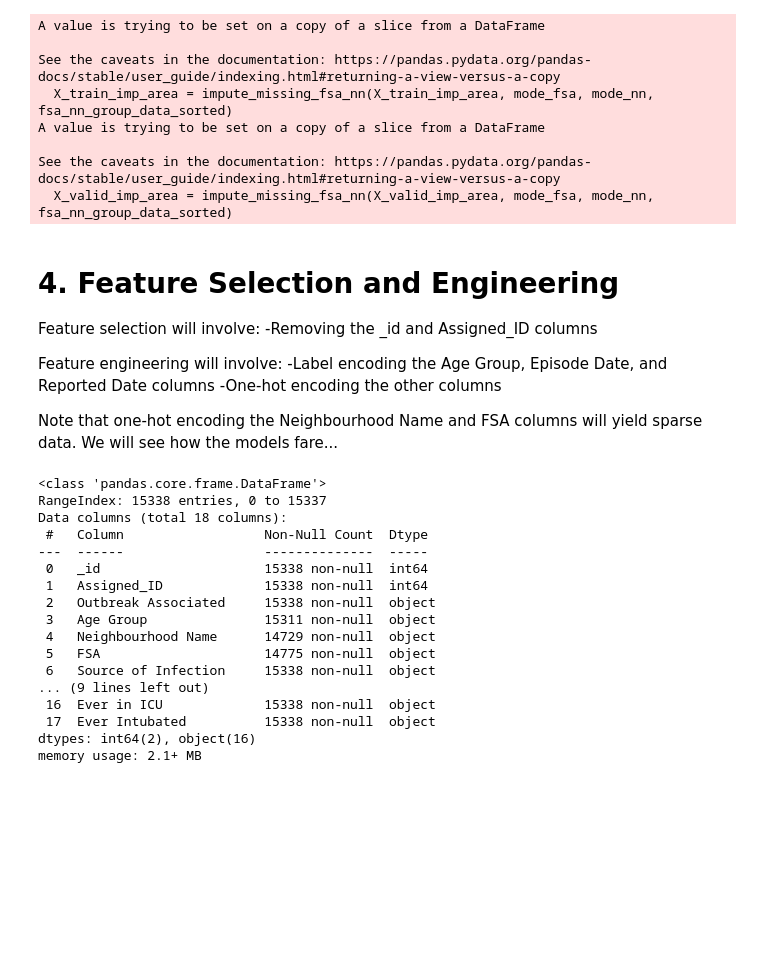
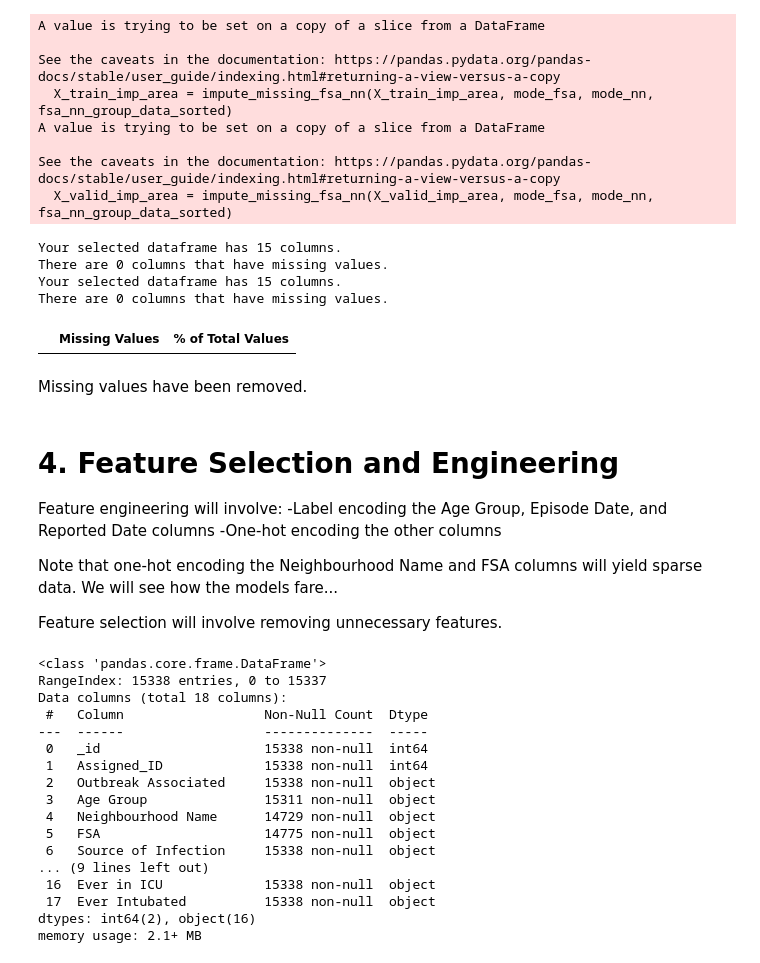
Before and after one commit to adrienne-siu/toronto_covid-19_cases_project, a Jupyter notebook: toronto_covid_notebook.ipynb, the cells around one changed output. Cells and saved outputs as stored; diff of their text form; code cells hidden in the pictures; blank space fills up the shorter version.

```diff
--- a/toronto_covid_notebook.ipynb
+++ b/toronto_covid_notebook.ipynb
@@ -292,14 +293,25 @@ X_valid_new.to_excel("X_valid_new.xlsx")
+# %%
+# Check for missing values
+missing_values_table(X_train_imp)
+missing_values_table(X_valid_imp)
+# %% [output]
+Your selected dataframe has 15 columns.
+There are 0 columns that have missing values.
+Your selected dataframe has 15 columns.
+There are 0 columns that have missing values.
+|  | Missing Values | % of Total Values |
+# %% [markdown]
+Missing values have been removed.
 # %% [markdown]
 # 4. Feature Selection and Engineering
-
-Feature selection will involve:
--Removing the _id and Assigned_ID columns
 
 Feature engineering will involve:
 -Label encoding the Age Group, Episode Date, and Reported Date columns
 -One-hot encoding the other columns
 
 Note that one-hot encoding the Neighbourhood Name and FSA columns will yield sparse data. We will see how the models fare...
+
+Feature selection will involve removing unnecessary features.
 # %%
 # Look for categorical variables
 covid_data.info()
```
Also changed, not shown: parts of 4 cells of this notebook.
